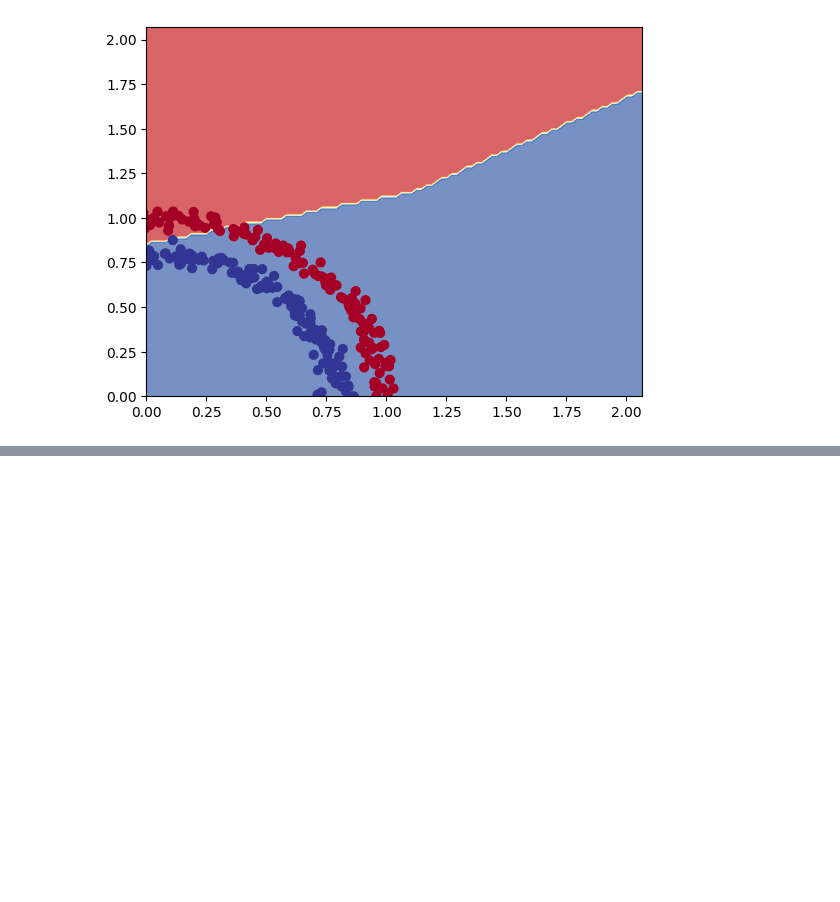
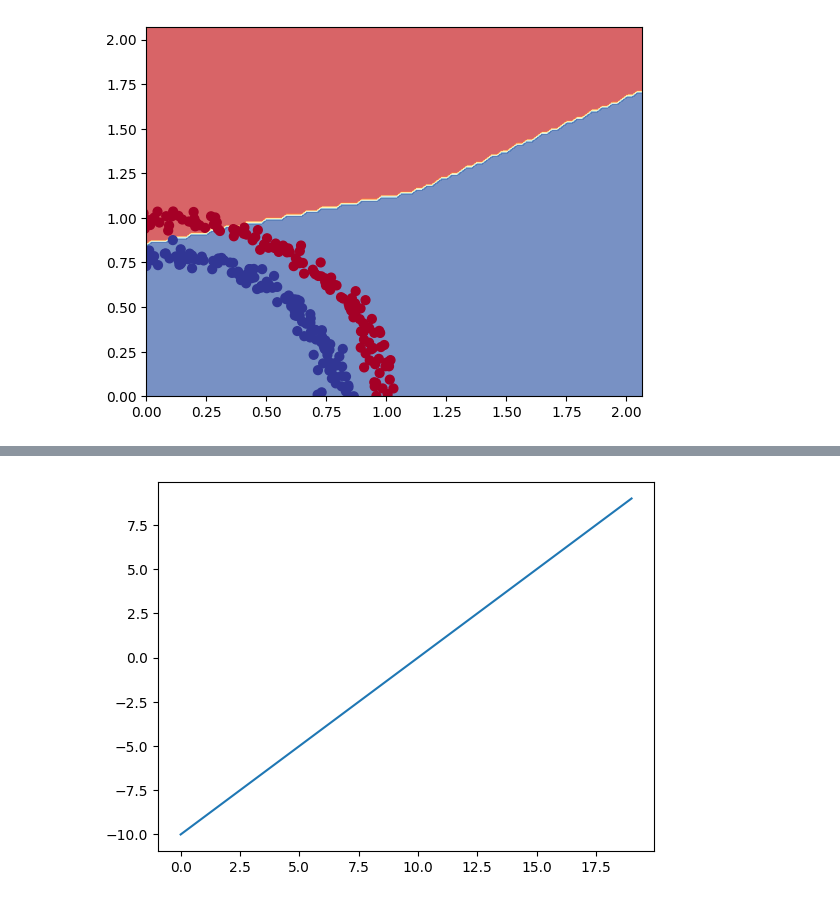
Before and after one commit to Glockrover/LearnTensorFlow, a Jupyter notebook: Neural_Network_Classification.ipynb, the cells around one changed output, grey strips where cells are left out. Cells and saved outputs as stored; diff of their text form; code cells hidden in the pictures; blank space fills up the shorter version.

```diff
--- a/Neural_Network_Classification.ipynb
+++ b/Neural_Network_Classification.ipynb
@@ -455,0 +519,5 @@ doing binary classification
+# %%
+# Does the linear activation function change anything?
+plt.plot(tf.keras.activations.linear(A));
+# %% [output]
+[figure, added]
```
Also changed, not shown: parts of 8 cells of this notebook.
